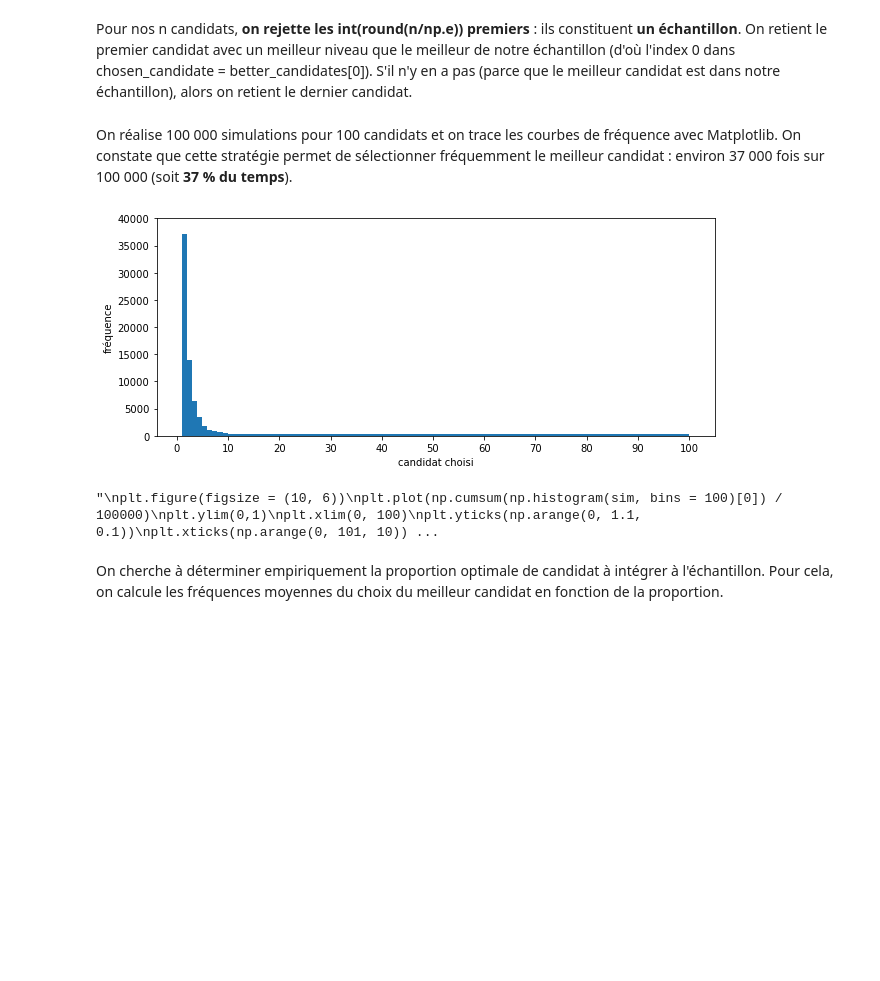
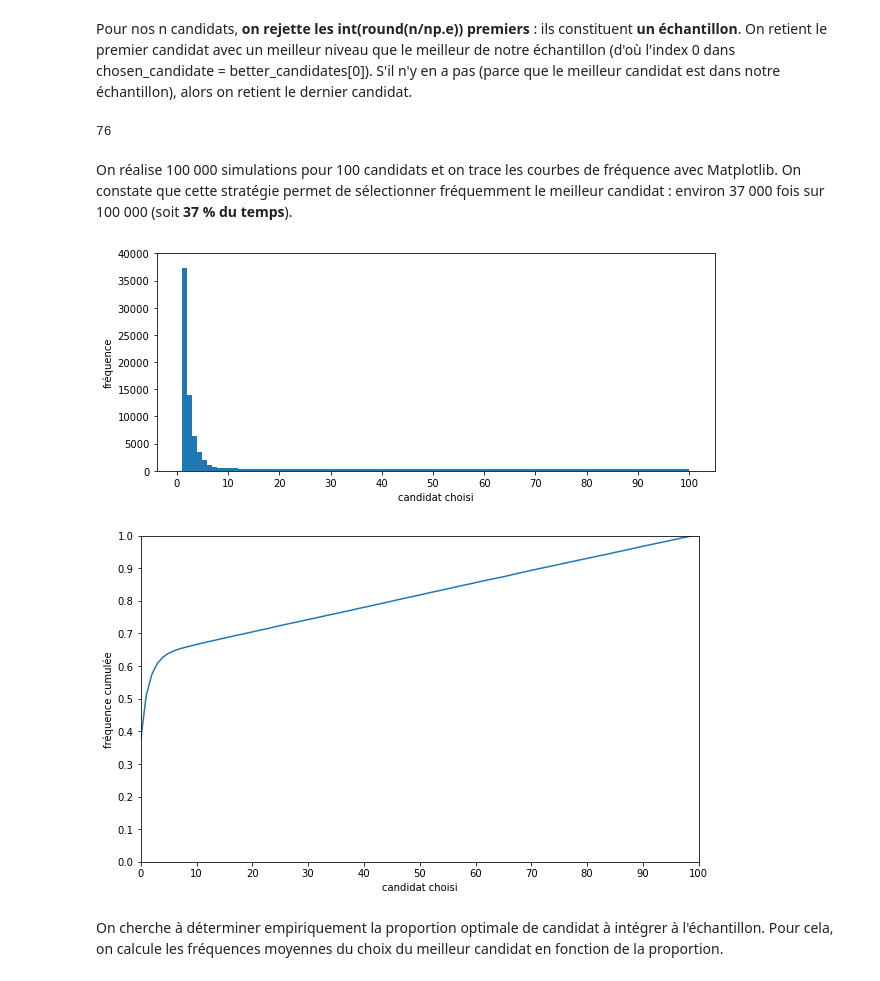
Before and after one commit to victor-kerros/secretary_problem_with_constraints, a Jupyter notebook: secretary_problem_simulation.ipynb, the cells around one changed output. Drawn from its saved outputs; the diff is of its cells as text; code cells hidden in the pictures; blank space fills up the shorter version.

```diff
--- a/secretary_problem_simulation.ipynb
+++ b/secretary_problem_simulation.ipynb
@@ -40,36 +40,39 @@ def choose_candidate(candidates: list, prop = 1 / np.e):
     else:
         chosen_candidate = other_candidates[-1]
     return chosen_candidate
+# %%
+choose_candidate(generate_candidates(100), 1 / np.e)
+# %% [output]
+76
 # %% [markdown]
 On réalise 100 000 simulations pour 100 candidats et on trace les courbes de fréquence avec Matplotlib.
 On constate que cette stratégie permet de sélectionner fréquemment le meilleur candidat : environ 37 000 fois sur 100 000 (soit **37 % du temps**).
 # %%
 import matplotlib.pyplot as plt
 
 sim = np.array([choose_candidate(generate_candidates(n = 100)) for i in range(100000)])
 plt.figure(figsize = (10, 4))
 plt.hist(sim, bins = 100)
 plt.xticks(np.arange(0, 101, 10))
 plt.ylim(0, 40000)
 plt.xlabel('candidat choisi')
 plt.ylabel('fréquence')
 plt.show()
 
 # graphe pour obtenir la fréquence cumulée du choix du meilleur candidat
-"""
+
 plt.figure(figsize = (10, 6))
 plt.plot(np.cumsum(np.histogram(sim, bins = 100)[0]) / 100000)
 plt.ylim(0,1)
 plt.xlim(0, 100)
 plt.yticks(np.arange(0, 1.1, 0.1))
 plt.xticks(np.arange(0, 101, 10))
 plt.xlabel('candidat choisi')
 plt.ylabel('fréquence cumulée')
 plt.show()
-"""
 # %% [output]
 [figure]
-"\nplt.figure(figsize = (10, 6))\nplt.plot(np.cumsum(np.histogram(sim, bins = 100)[0]) / 100000)\nplt.ylim(0,1)\nplt.xlim(0, 100)\nplt.yticks(np.arange(0, 1.1, 0.1))\nplt.xticks(np.arange(0, 101, 10)) ...
+[figure, added]
 # %% [markdown]
 On cherche à déterminer empiriquement la proportion optimale de candidat à intégrer à l'échantillon. Pour cela, on calcule les fréquences moyennes du choix du meilleur candidat en fonction de la proportion.
 # %%
```
Also changed, not shown: parts of 4 cells of this notebook.
